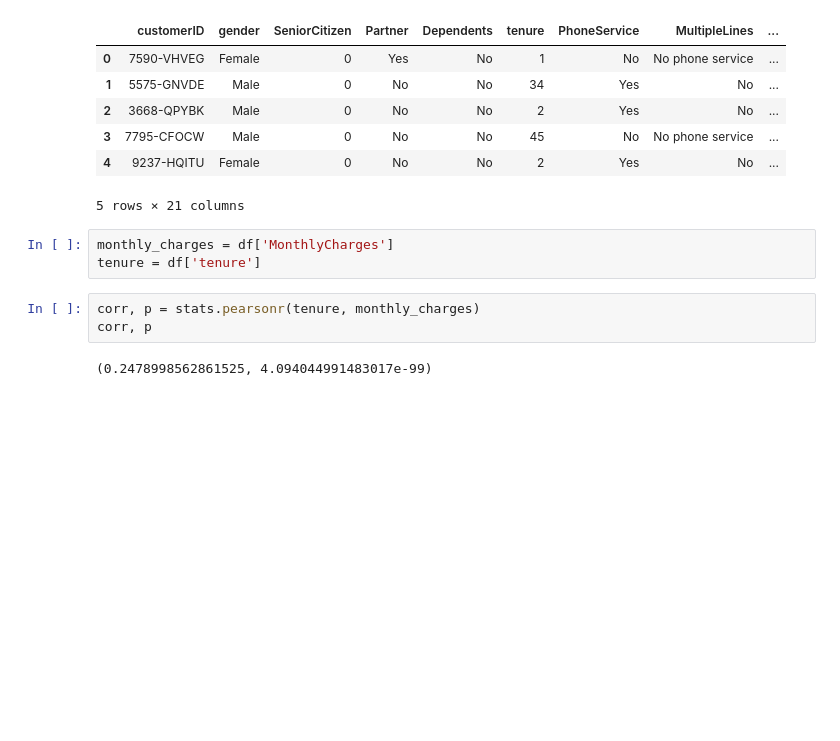
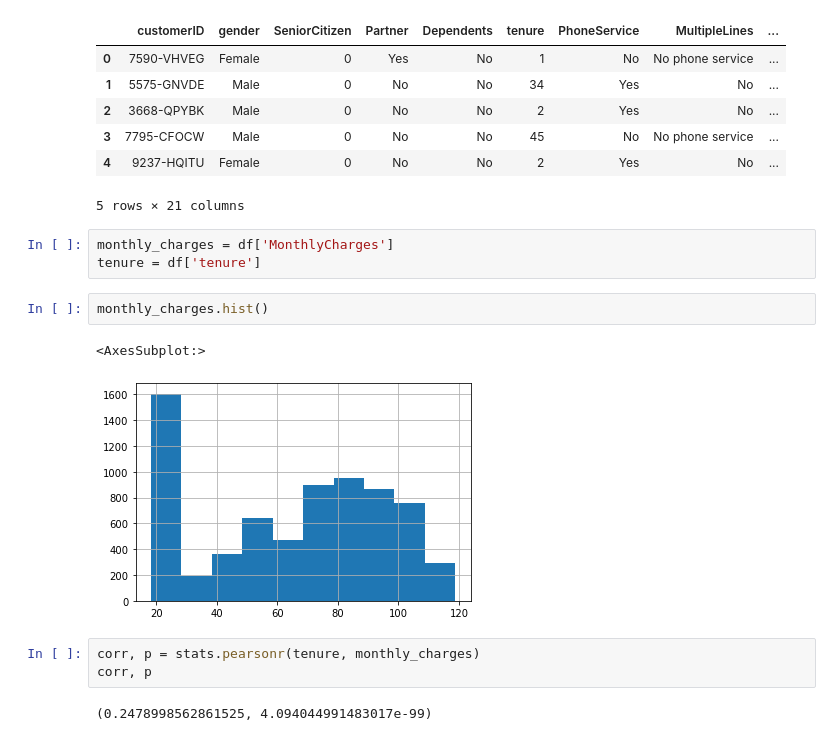
Before and after one commit to veronica-f-reyes/statistics-exercises, a Jupyter notebook: hypothesis_testing.ipynb, the cells around one changed output. Drawn from its saved outputs; the diff is of its cells as text; blank space fills up the shorter version.

```diff
--- a/hypothesis_testing.ipynb
+++ b/hypothesis_testing.ipynb
@@ -408,6 +409,11 @@ df.head()
 # %%
 monthly_charges = df['MonthlyCharges']
 tenure = df['tenure']
+# %%
+monthly_charges.hist()
+# %% [output]
+<AxesSubplot:>
+[figure, added]
 # %%
 corr, p = stats.pearsonr(tenure, monthly_charges)
 corr, p
```
Also changed, not shown: parts of 51 cells of this notebook, 1 other file.
